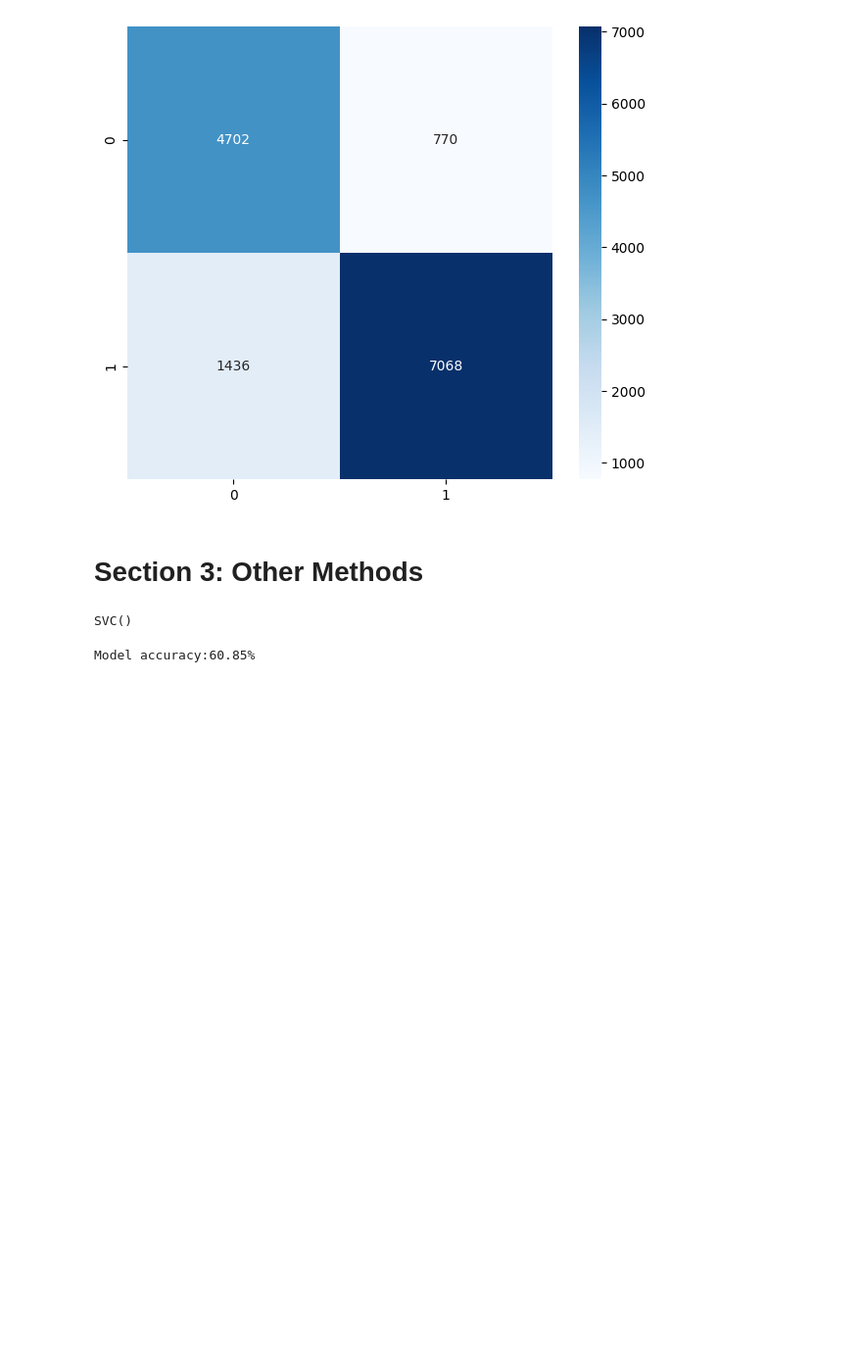
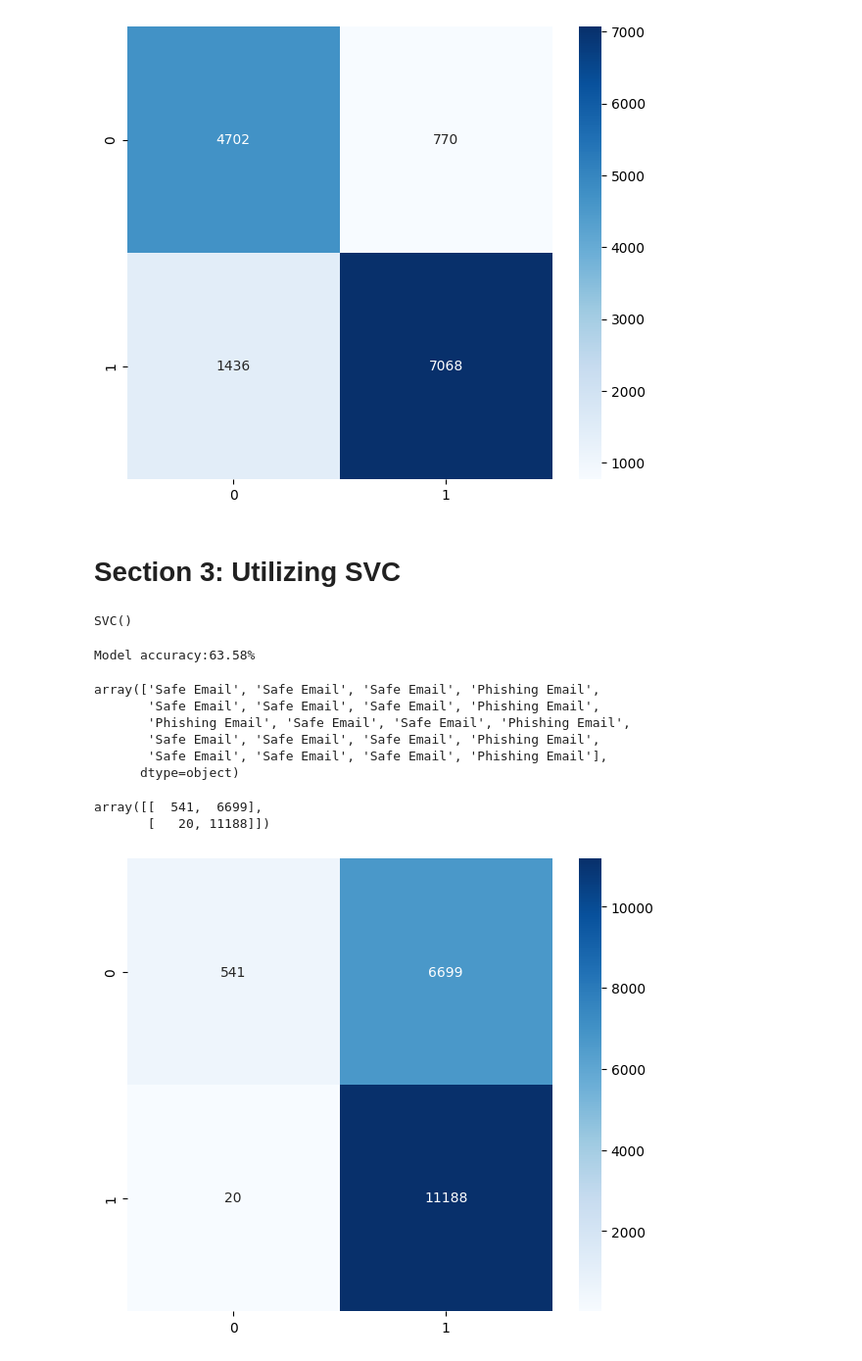
Before and after one commit to Zenon-Nowakowski/Phishing-email-detection-AI, a Jupyter notebook: main.ipynb, the cells around one changed output. Shown at 98% size. Saved outputs shown, nothing was run; the diff lists cells and outputs as text; code cells hidden in the pictures; blank space fills up the shorter version.

```diff
--- a/main.ipynb
+++ b/main.ipynb
@@ -169,10 +161,10 @@ cmap="Blues", fmt="d", )
 # %% [output]
 [figure]
 # %% [markdown]
-# Section 3: Other Methods
+# Section 3: Utilizing SVC
 # %%
 
-X_train, X_test, y_train, y_test = train_test_split(input, target, random_state=11, test_size=0.75)
+X_train, X_test, y_train, y_test = train_test_split(input, target, random_state=13, test_size=0.99)
 #define knn from the KNeighborsClassifier function defined in the sklearn.neighbors module
 svc = SVC()
 svc.fit(X=X_train, y=y_train)
@@ -181,4 +173,30 @@ SVC()
 # %%
 print("Model accuracy:%.2f%%" %(svc.score(X_test,y_test)*100))
 # %% [output]
-Model accuracy:60.85%
+Model accuracy:63.58%
+# %%
+svc_predicted = svc.predict(X=X_test)
+svc_expected = y_test
+predicted[:20]
+# %% [output]
+array(['Safe Email', 'Safe Email', 'Safe Email', 'Phishing Email',
+       'Safe Email', 'Safe Email', 'Safe Email', 'Phishing Email',
+       'Phishing Email', 'Safe Email', 'Safe Email', 'Phishing Email',
+       'Safe Email', 'Safe Email', 'Safe Email', 'Phishing Email',
+       'Safe Email', 'Safe Email', 'Safe Email', 'Phishing Email'],
+      dtype=object)
+# %%
+confusion = confusion_matrix(y_true=svc_expected, y_pred=svc_predicted)
+confusion
+# %% [output]
+array([[  541,  6699],
+       [   20, 11188]])
+# %%
+# Better visualziation of the confusion matrix using the seaborn library
+confusion_df = pd.DataFrame(confusion,
+index=range(2), columns=range(2))
+figure = plt.figure(figsize=(7, 6))
+axes = sns.heatmap(confusion_df, annot=True,
+cmap="Blues", fmt="d", )
+# %% [output]
+[figure, added]
```
Also changed, not shown: parts of 2 cells of this notebook.
